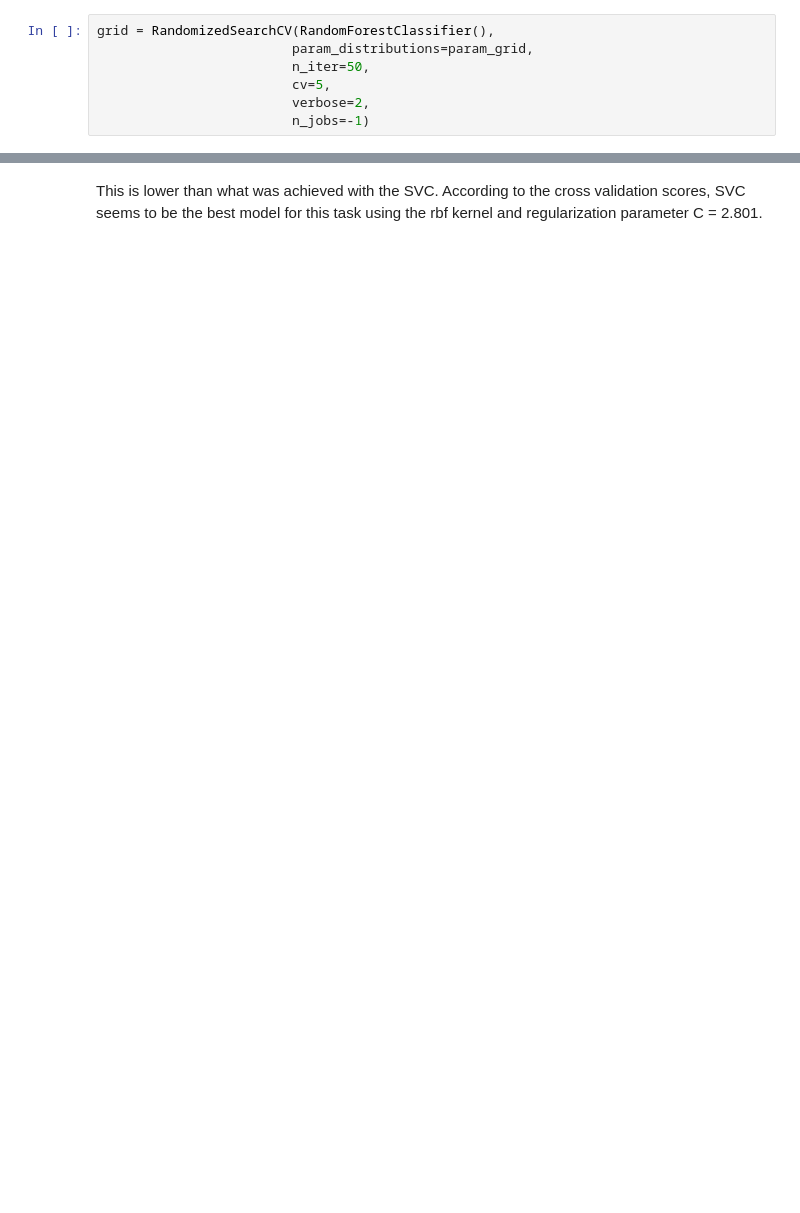
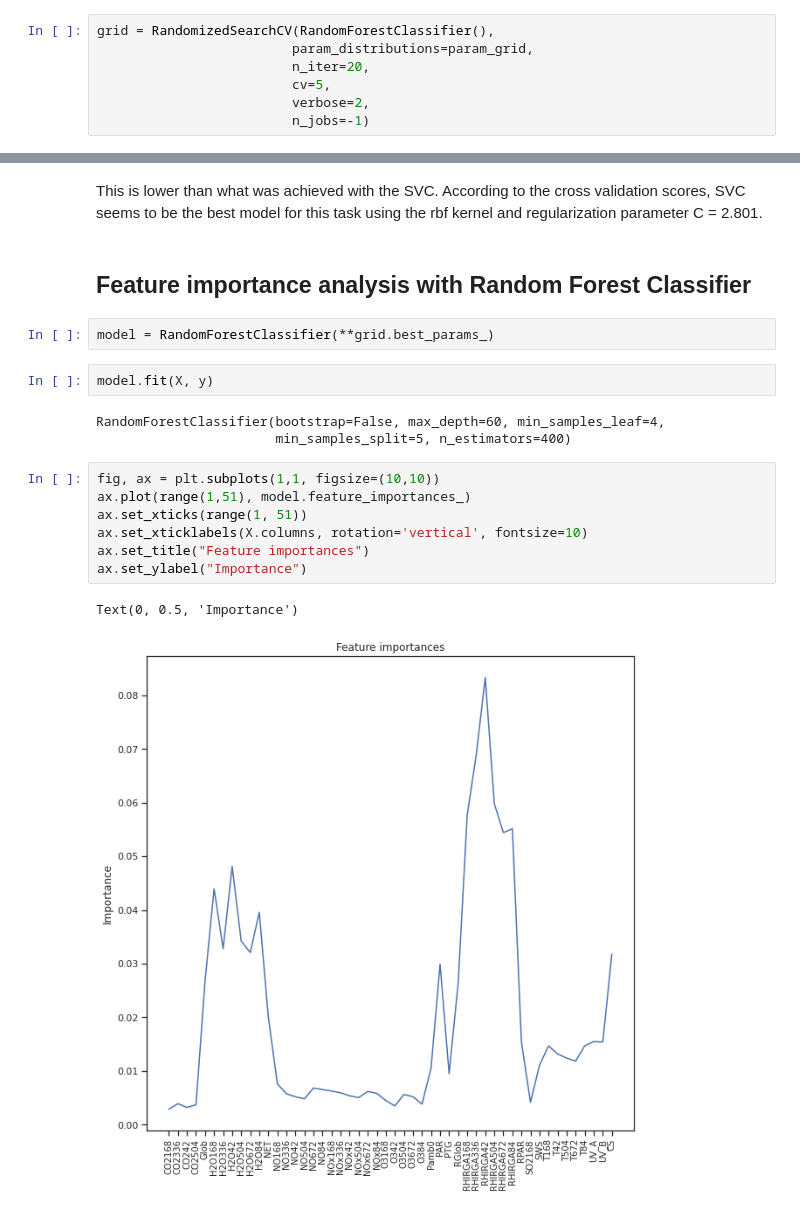
Before and after one commit to vkopio/iml-term-project, a Jupyter notebook: binary_classification.ipynb, the cells around one changed output, grey strips where cells are left out. Saved outputs shown, nothing was run; the diff lists cells and outputs as text; blank space fills up the shorter version.

Commit message:
added feature importance analysis for random forest

```diff
--- a/binary_classification.ipynb
+++ b/binary_classification.ipynb
@@ -283,7 +286,7 @@ param_grid = {'n_estimators': n_estimators,
 # %%
 grid = RandomizedSearchCV(RandomForestClassifier(),
                          param_distributions=param_grid,
-                         n_iter=50,
+                         n_iter=20,
                          cv=5,
                          verbose=2,
                          n_jobs=-1)
@@ -317,2 +328,21 @@ grid.best_score_
 # %% [markdown]
 This is lower than what was achieved with the SVC. According to the cross validation scores, SVC seems to be the best model for this task using the rbf kernel and regularization parameter C = 2.801.
+# %% [markdown]
+## Feature importance analysis with Random Forest Classifier
+# %%
+model = RandomForestClassifier(**grid.best_params_)
+# %%
+model.fit(X, y)
+# %% [output]
+RandomForestClassifier(bootstrap=False, max_depth=60, min_samples_leaf=4,
+                       min_samples_split=5, n_estimators=400)
+# %%
+fig, ax = plt.subplots(1,1, figsize=(10,10))
+ax.plot(range(1,51), model.feature_importances_)
+ax.set_xticks(range(1, 51))
+ax.set_xticklabels(X.columns, rotation='vertical', fontsize=10)
+ax.set_title("Feature importances")
+ax.set_ylabel("Importance")
+# %% [output]
+Text(0, 0.5, 'Importance')
+[figure, added]
```
Also changed, not shown: parts of 11 cells of this notebook.
